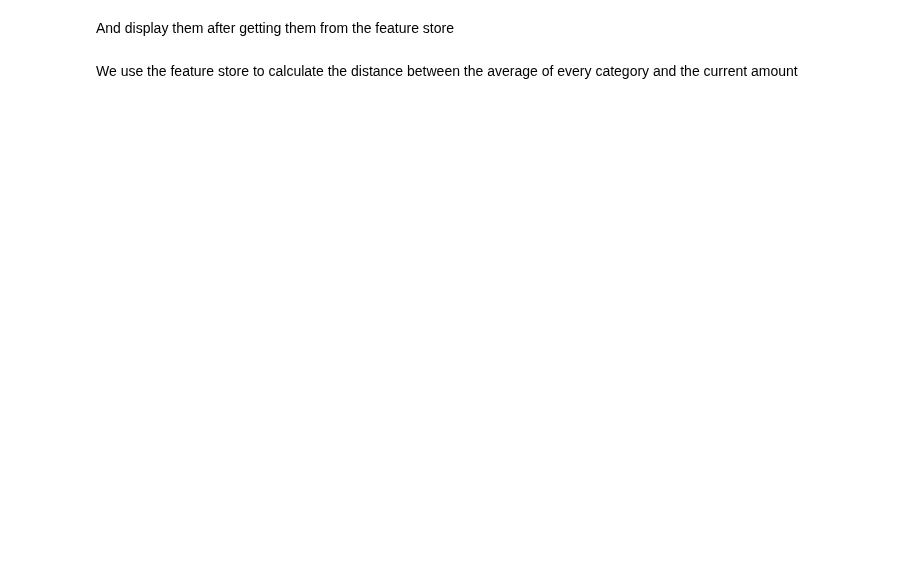
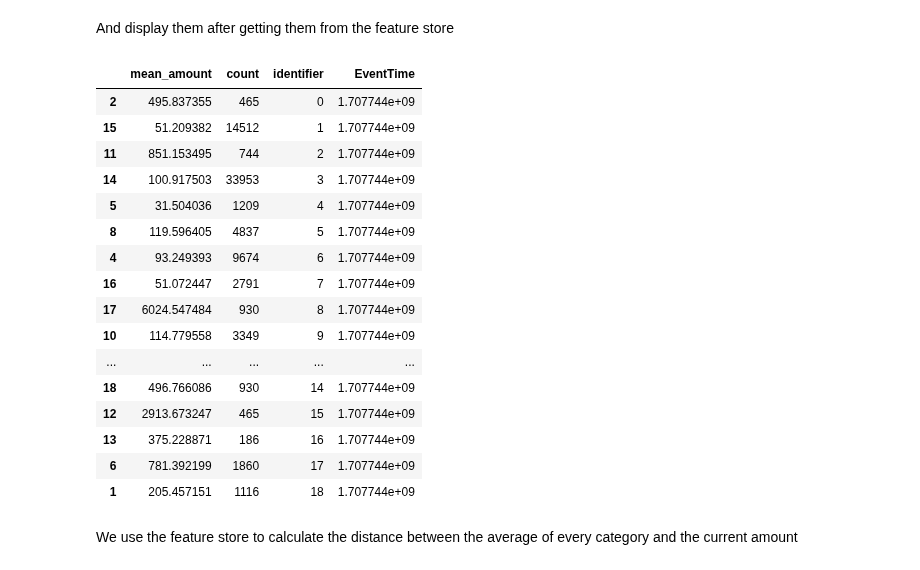
Before and after one commit to mlrun/demo-sagemaker, a Jupyter notebook: financial_payment_classification.ipynb, the cells around one changed output. Saved outputs shown, nothing was run; the diff lists cells and outputs as text; code cells hidden in the pictures; blank space fills up the shorter version.

```diff
--- a/financial_payment_classification.ipynb
+++ b/financial_payment_classification.ipynb
@@ -254,0 +182,3 @@ data
+# %%
+feature_group_name = "feature-group-payment-classification"
+record_identifier_feature_name = "identifier"
@@ -254,0 +201,8 @@ data
+# %%
+columns = ["mean_amount", "count", "identifier", "EventTime"]
+feature_store_data = pd.DataFrame(columns=columns, dtype=object)
+
+feature_store_data["identifier"] = range(19)
+feature_store_data["mean_amount"] = 0.0
+feature_store_data["count"] = 1
+feature_store_data["EventTime"] = time.time()
@@ -255,2 +259,32 @@ data
+# %%
+def get_feature_store_values():
+    response = featurestore_runtime.batch_get_record(
+        Identifiers=[
+            {
+                "FeatureGroupName": feature_group_name,
+                "RecordIdentifiersValueAsString": [str(i) for i in range(19)],
+            }
+        ]
+    )
+
+    columns = ["mean_amount", "count", "identifier", "EventTime"]
+
+    feature_store_resp = pd.DataFrame(
+        data=[
+            [resp["Record"][i]["ValueAsString"] for i in range(len(columns))]
+            for resp in response["Records"]
+        ],
+        columns=columns,
+    )
+    feature_store_resp["identifier"] = feature_store_resp["identifier"].astype(int)
+    feature_store_resp["count"] = feature_store_resp["count"].astype(int)
+    feature_store_resp["mean_amount"] = feature_store_resp["mean_amount"].astype(float)
+    feature_store_resp["EventTime"] = feature_store_resp["EventTime"].astype(float)
+    feature_store_resp = feature_store_resp.sort_values(by="identifier")
+
+    return feature_store_resp
+
+
+feature_store_resp = get_feature_store_values()
 # %% [markdown]
 We update the values in the feature store with the real values of our data
@@ -257,4 +310,25 @@ We update the values in the feature store with the real values of our data
 # %% [markdown]
 And display them after getting them from the feature store
+# %%
+feature_store_data = get_feature_store_values()
+feature_store_data
+# %% [output]
+|  | mean_amount | count | identifier | EventTime |
+| 2 | 495.837355 | 465 | 0 | 1.707744e+09 |
+| 15 | 51.209382 | 14512 | 1 | 1.707744e+09 |
+| 11 | 851.153495 | 744 | 2 | 1.707744e+09 |
+| 14 | 100.917503 | 33953 | 3 | 1.707744e+09 |
+| 5 | 31.504036 | 1209 | 4 | 1.707744e+09 |
+| 8 | 119.596405 | 4837 | 5 | 1.707744e+09 |
+| 4 | 93.249393 | 9674 | 6 | 1.707744e+09 |
+| 16 | 51.072447 | 2791 | 7 | 1.707744e+09 |
+| 17 | 6024.547484 | 930 | 8 | 1.707744e+09 |
+| 10 | 114.779558 | 3349 | 9 | 1.707744e+09 |
+| ... | ... | ... | ... | ... |
+| 18 | 496.766086 | 930 | 14 | 1.707744e+09 |
+| 12 | 2913.673247 | 465 | 15 | 1.707744e+09 |
+| 13 | 375.228871 | 186 | 16 | 1.707744e+09 |
+| 6 | 781.392199 | 1860 | 17 | 1.707744e+09 |
+| 1 | 205.457151 | 1116 | 18 | 1.707744e+09 |
 # %% [markdown]
 We use the feature store to calculate the distance between the average of every category and the current amount
```
Also changed, not shown: parts of 64 cells of this notebook, 3 other files.
